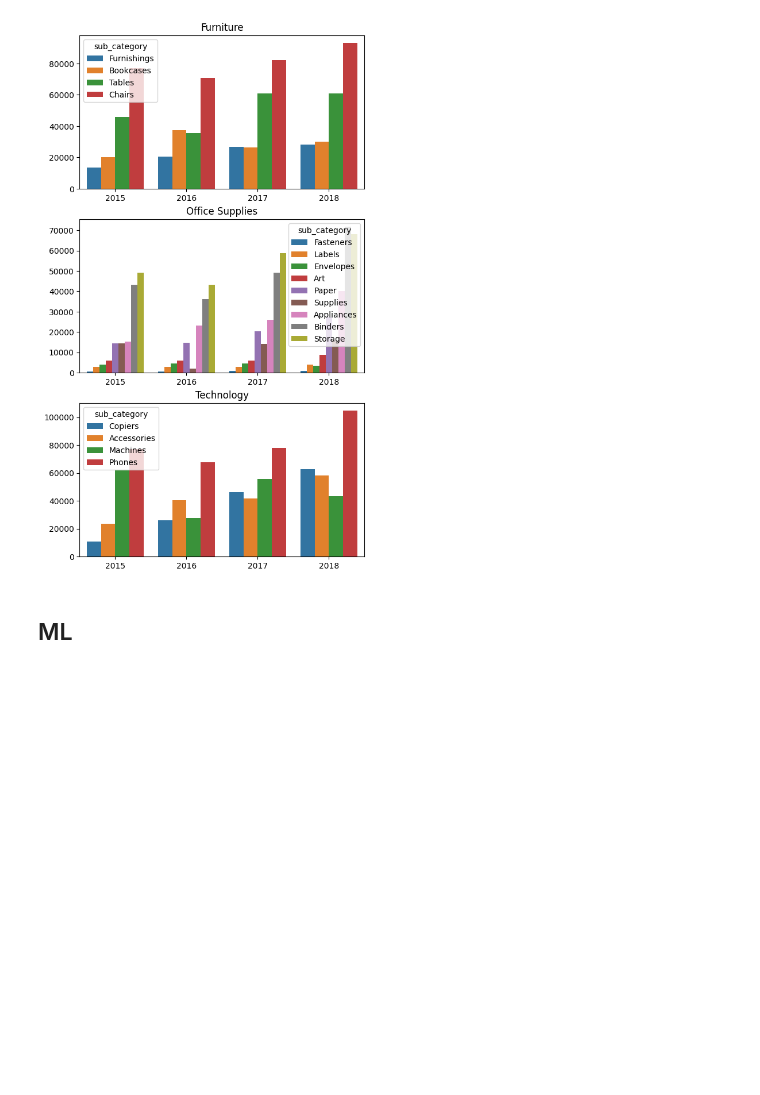
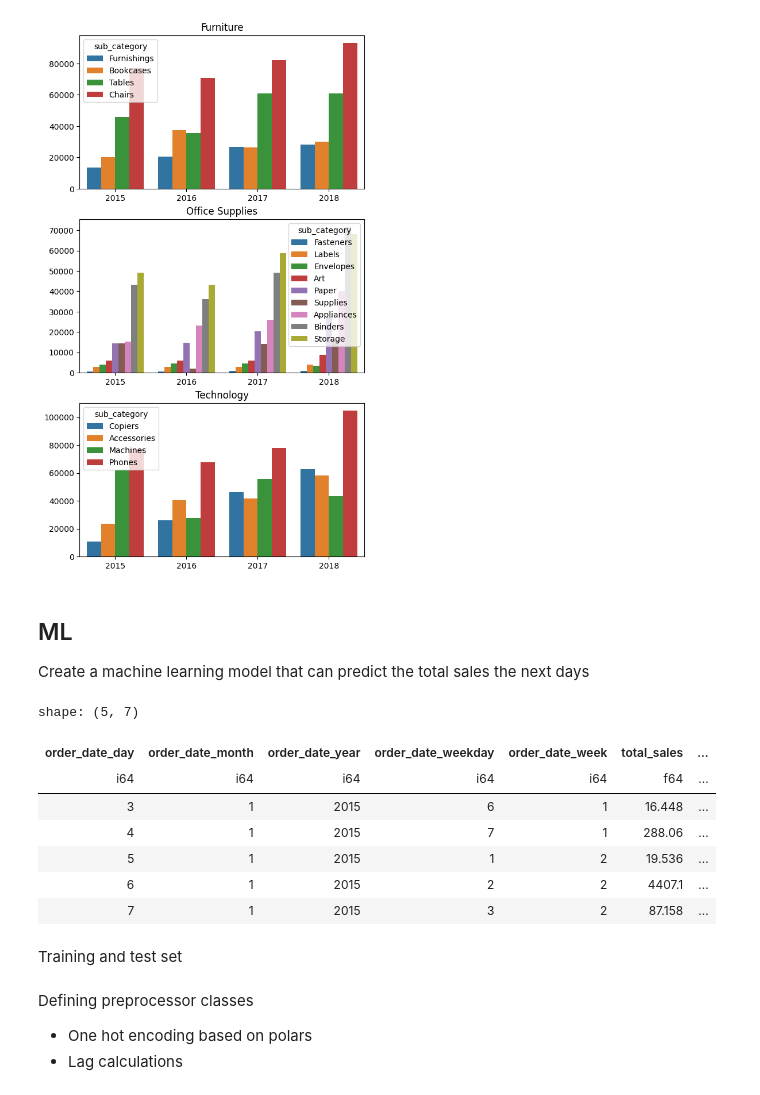
Before and after one commit to PolarsDude/Kaggle, a Jupyter notebook: Superstore Sales Dataset/superstore_sales.ipynb, the cells around one changed output. Drawn from its saved outputs; the diff is of its cells as text; code cells hidden in the pictures; blank space fills up the shorter version.

```diff
--- a/Superstore Sales Dataset/superstore_sales.ipynb
+++ b/Superstore Sales Dataset/superstore_sales.ipynb
@@ -424,6 +424,8 @@ INFO:matplotlib.category:Using categorical units to plot a list of strings that
 INFO:matplotlib.category:Using categorical units to plot a list of strings that are all parsable as floats or dates. If these strings should be plotted as numbers, cast to the appropriate data type be ...
 INFO:matplotlib.category:Using categorical units to plot a list of strings that are all parsable as floats or dates. If these strings should be plotted as numbers, cast to the appropriate data type be ...
 [figure]
-# %% [markdown]
-## ML
+# %% [markdown]
+## ML
+
+Create a machine learning model that can predict the total sales the next days
 # %%
@@ -442 +434,26 @@ ml_data = ml_data.with_columns(*expr_lags)
+# %%
+# Aggregate sales per day. Include day, month, year, weekday and week as features.
+ml_data = (data
+.group_by([c for c in data.columns if 'order_date' in c])
+.agg(pl.col('sales').sum().alias('total_sales'))
+.sort(by =['order_date'],descending = False)
+)
+
+# Cast the date columns as pl.Int64
+ml_data = ml_data.with_columns(pl.all().exclude('total_sales','order_date').cast(pl.Int64).keep_name())
+ml_data = ml_data.with_columns(pl.col('total_sales').shift(n = 1).alias('total_sales_lag_1'))
+
+ml_data = ml_data.drop('order_date')
+ml_data.head()
+# %% [output]
+shape: (5, 7)
+| order_date_day | order_date_month | order_date_year | order_date_weekday | order_date_week | total_sales | ... |
+| i64 | i64 | i64 | i64 | i64 | f64 | ... |
+| 3 | 1 | 2015 | 6 | 1 | 16.448 | ... |
+| 4 | 1 | 2015 | 7 | 1 | 288.06 | ... |
+| 5 | 1 | 2015 | 1 | 2 | 19.536 | ... |
+| 6 | 1 | 2015 | 2 | 2 | 4407.1 | ... |
+| 7 | 1 | 2015 | 3 | 2 | 87.158 | ... |
+# %% [markdown]
+Training and test set
 # %%
@@ -450,3 +469,8 @@ y_test  = ml_data.select(pl.col('sales')).tail(ml_data.shape[0] - (training_n+1)
+# %% [markdown]
+Defining preprocessor classes
+
+* One hot encoding based on polars
+* Lag calculations
 # %%
 # Custom transformer for sklearn pipeline
 class polars_onehot_encoding(BaseEstimator, TransformerMixin):
```
Also changed, not shown: parts of 22 cells of this notebook.
